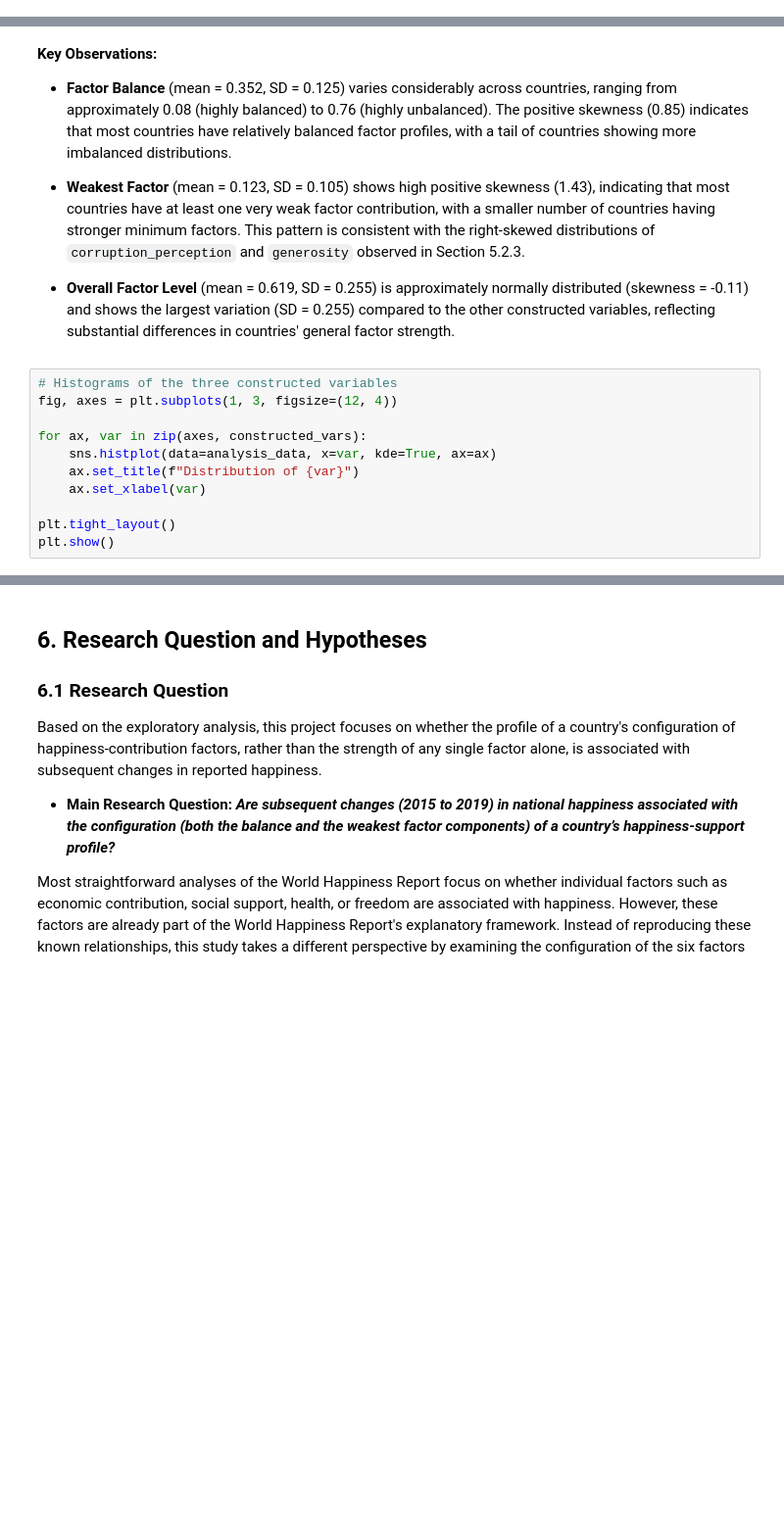
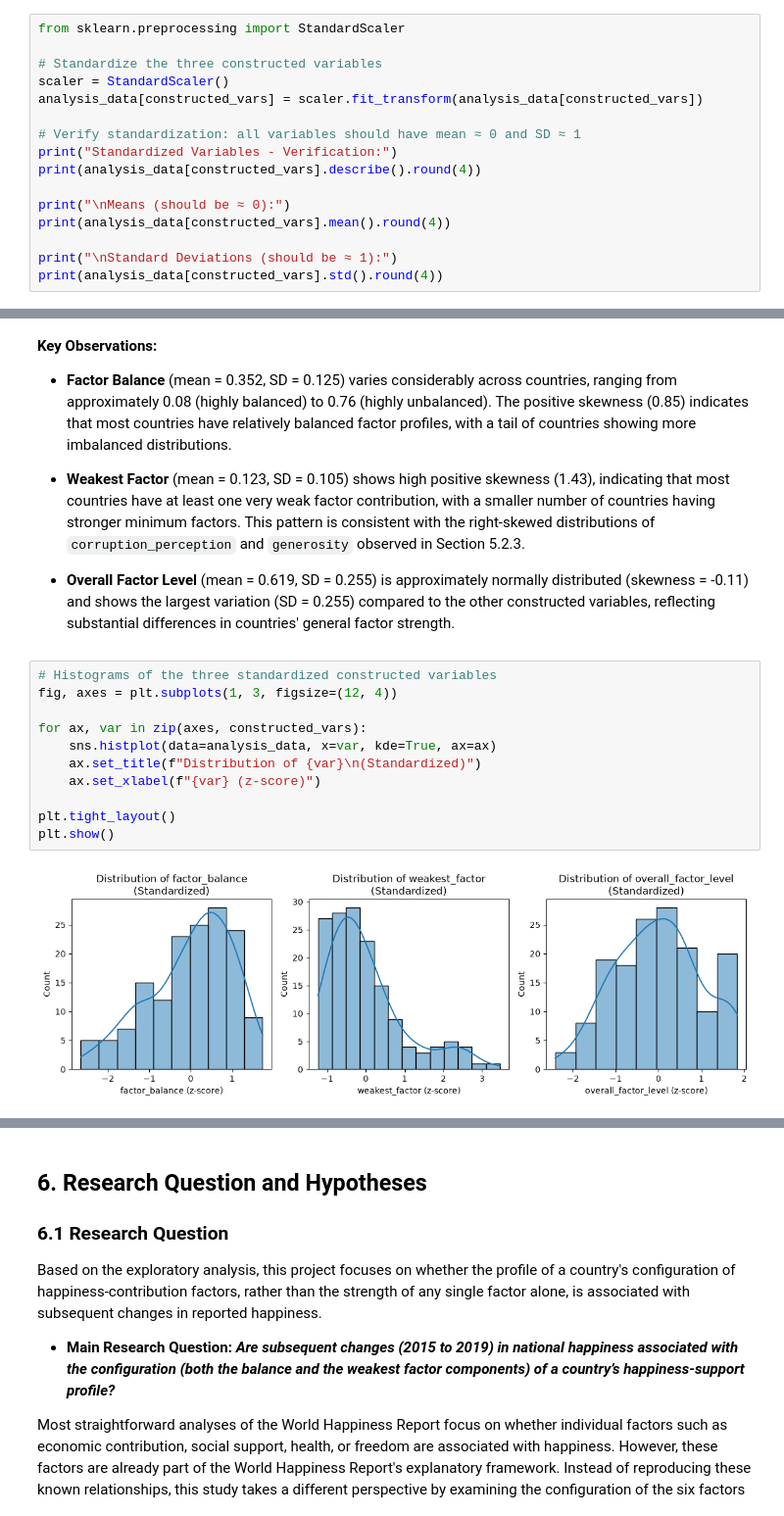
Before and after one commit to GiacomoAle8/ResearchMethodsProject, a Jupyter notebook: project.ipynb, the cells around one changed output, grey strips where cells are left out. Shown at 98% size. Drawn from its saved outputs; the diff is of its cells as text; blank space fills up the shorter version.

Commit message:
standardization of the three variables for hypotheses

```diff
--- a/project.ipynb
+++ b/project.ipynb
@@ -1095,0 +1193,16 @@ print(additional_stats.round(4))
+# %%
+from sklearn.preprocessing import StandardScaler
+
+# Standardize the three constructed variables
+scaler = StandardScaler()
+analysis_data[constructed_vars] = scaler.fit_transform(analysis_data[constructed_vars])
+
+# Verify standardization: all variables should have mean ≈ 0 and SD ≈ 1
+print("Standardized Variables - Verification:")
+print(analysis_data[constructed_vars].describe().round(4))
+
+print("\nMeans (should be ≈ 0):")
+print(analysis_data[constructed_vars].mean().round(4))
+
+print("\nStandard Deviations (should be ≈ 1):")
+print(analysis_data[constructed_vars].std().round(4))
@@ -1102,14 +1233,16 @@ print(additional_stats.round(4))
 
 - **Overall Factor Level** (mean = 0.619, SD = 0.255) is approximately normally distributed (skewness = -0.11) and shows the largest variation (SD = 0.255) compared to the other constructed variables, reflecting substantial differences in countries' general factor strength.
 # %%
-# Histograms of the three constructed variables
+# Histograms of the three standardized constructed variables
 fig, axes = plt.subplots(1, 3, figsize=(12, 4))
 
 for ax, var in zip(axes, constructed_vars):
     sns.histplot(data=analysis_data, x=var, kde=True, ax=ax)
-    ax.set_title(f"Distribution of {var}")
-    ax.set_xlabel(var)
+    ax.set_title(f"Distribution of {var}\n(Standardized)")
+    ax.set_xlabel(f"{var} (z-score)")
 
 plt.tight_layout()
 plt.show()
+# %% [output]
+[figure, added]
 # %% [markdown]
```
Also changed, not shown: parts of 11 cells of this notebook.
